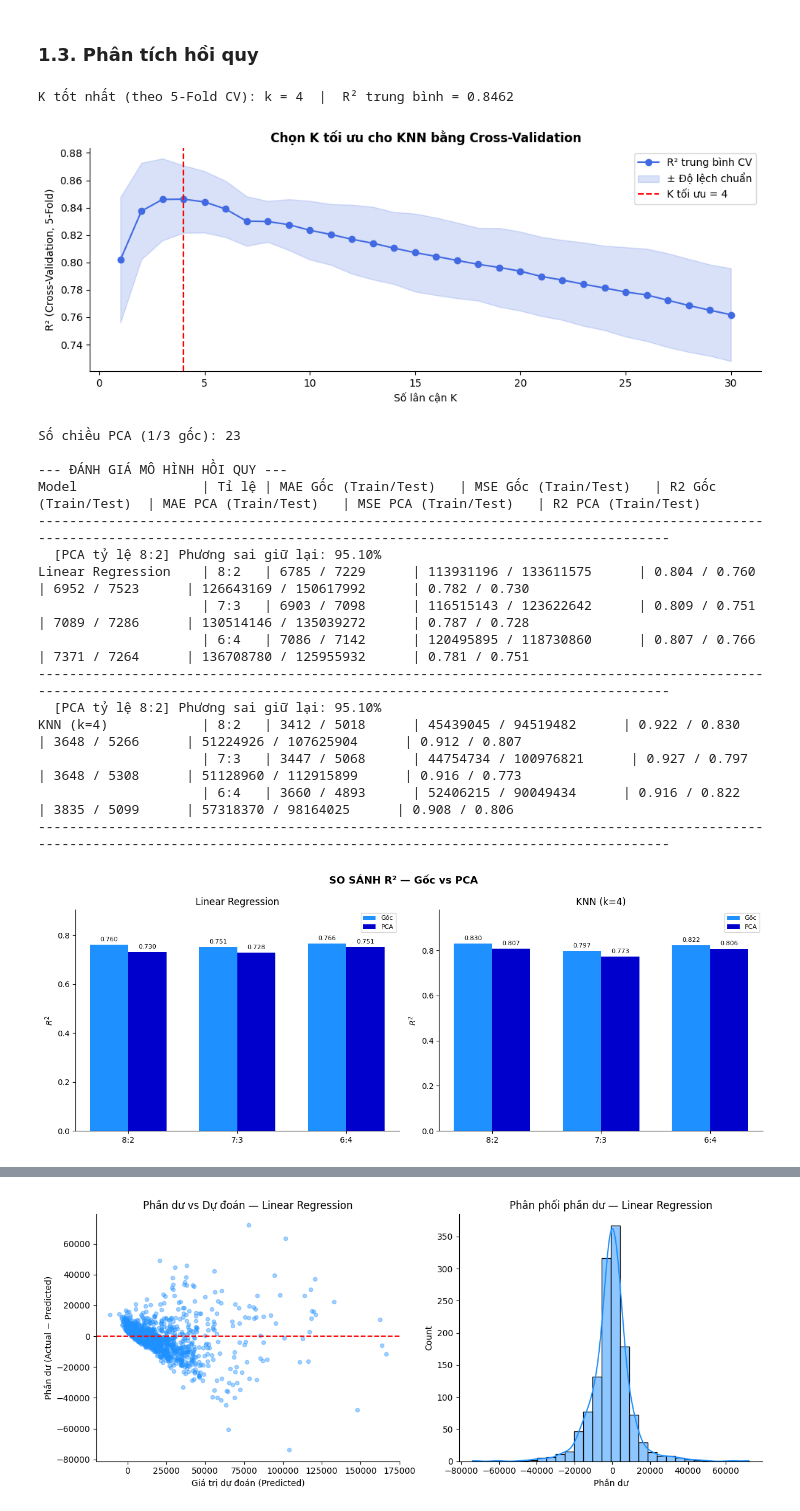
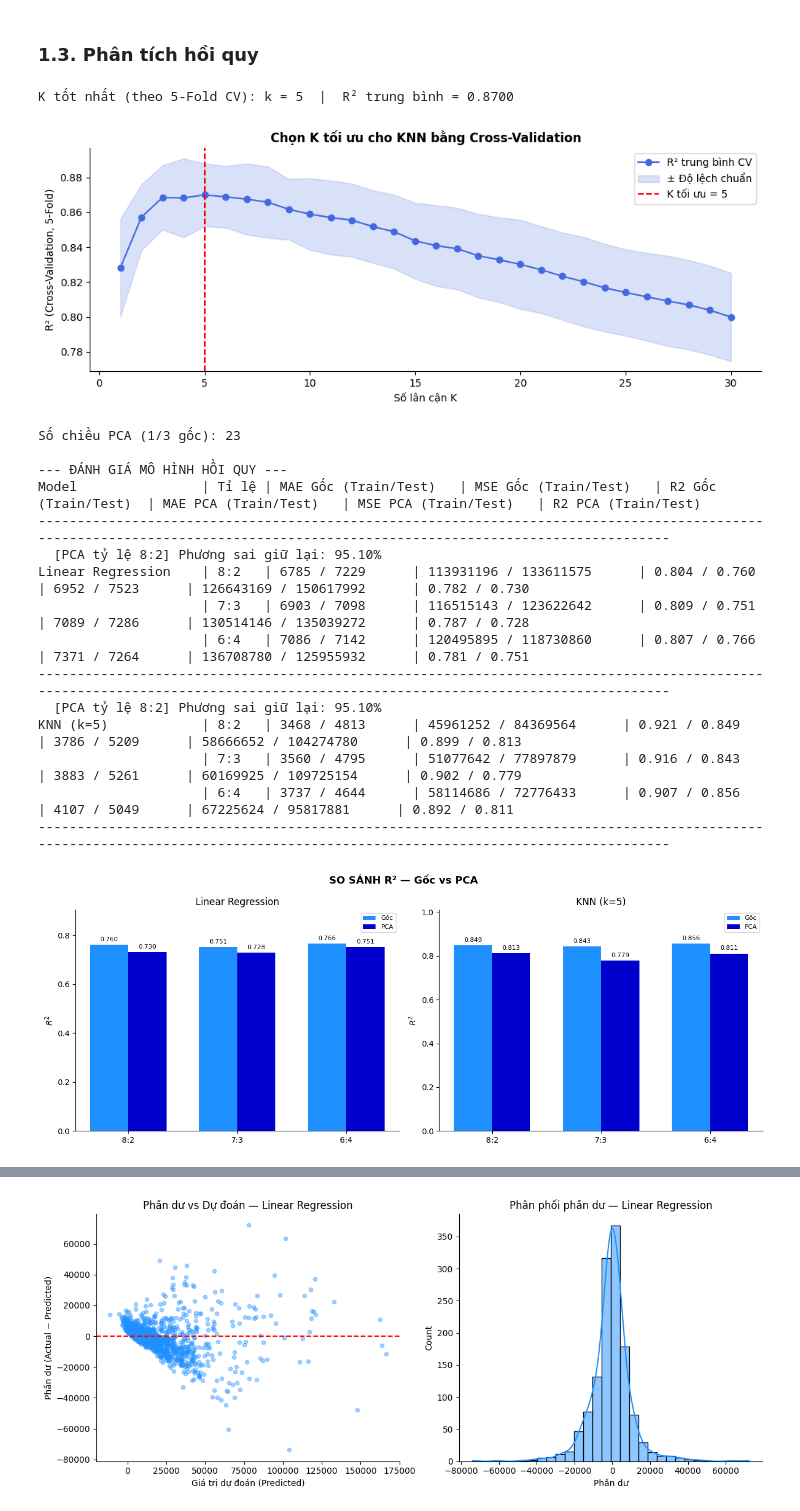
Before and after one commit to grst0610/Machine-learning, a Jupyter notebook: project.ipynb, the cells around one changed output, grey strips where cells are left out. Saved outputs shown, nothing was run; the diff lists cells and outputs as text; code cells hidden in the pictures.

```diff
--- a/project.ipynb
+++ b/project.ipynb
@@ -450,11 +450,10 @@ cv_scores_std  = []
 kf = KFold(n_splits=5, shuffle=True, random_state=42)
 
 for k in k_range:
-    knn_cv = KNeighborsRegressor(n_neighbors=k)
+    knn_cv = KNeighborsRegressor(n_neighbors=k, metric='manhattan')
     scores = cross_val_score(knn_cv, X, y, cv=kf, scoring='r2')
     cv_scores_mean.append(scores.mean())
     cv_scores_std.append(scores.std())
-
 best_k = k_range[np.argmax(cv_scores_mean)]
 best_r2 = max(cv_scores_mean)
 print(f"K tốt nhất (theo 5-Fold CV): k = {best_k}  |  R² trung bình = {best_r2:.4f}")
@@ -485,7 +484,7 @@ print(f"\nSố chiều PCA (1/3 gốc): {n_reduced}")
 splits = [0.2, 0.3, 0.4]
 models = {
     "Linear Regression": LinearRegression(),
-    f"KNN (k={best_k})": KNeighborsRegressor(n_neighbors=best_k)
+    f"KNN (k={best_k})": KNeighborsRegressor(n_neighbors=best_k, metric='manhattan')
 }
 
 saved_results = {}
@@ -598,35 +597,35 @@ def style_ax(ax, ylabel, ylim_data, title):
 
 def add_bar_labels(ax, rects_list, fmt):
     for rects in rects_list:
         ax.bar_label(rects, padding=3, fmt=fmt, fontsize=8)
 
 metrics = [
     ("R²",  "$R^2$", "%.3f", lr_r2_goc,  lr_r2_pca,  knn_r2_goc,  knn_r2_pca,  "dodgerblue",  "mediumblue"),
     ("MAE", "MAE",   "%d",   lr_mae_goc, lr_mae_pca, knn_mae_goc, knn_mae_pca, "orange",       "darkorange"),
     ("MSE", "MSE",   "%d",   lr_mse_goc, lr_mse_pca, knn_mse_goc, knn_mse_pca, "forestgreen",  "darkgreen"),
 ]
 
 knn_label = f"KNN (k={best_k})"
 
 for metric_name, ylabel, fmt, lr_g, lr_p, knn_g, knn_p, c1, c2 in metrics:
     fig, (axL, axR) = plt.subplots(1, 2, figsize=(13, 5))
     fig.suptitle(f'SO SÁNH {metric_name} — Gốc vs PCA', fontsize=13, fontweight='bold')
 
     r1 = axL.bar(x - w/2, lr_g,  w, label='Gốc', color=c1)
     r2 = axL.bar(x + w/2, lr_p,  w, label='PCA', color=c2)
     style_ax(axL, ylabel, lr_g + lr_p, 'Linear Regression')
     add_bar_labels(axL, [r1, r2], fmt)
 
     r3 = axR.bar(x - w/2, knn_g, w, label='Gốc', color=c1)
     r4 = axR.bar(x + w/2, knn_p, w, label='PCA', color=c2)
     style_ax(axR, ylabel, knn_g + knn_p, knn_label)
     add_bar_labels(axR, [r3, r4], fmt)
 
     plt.tight_layout()
     plt.show()
 # %% [output]
-K tốt nhất (theo 5-Fold CV): k = 4  |  R² trung bình = 0.8462
+K tốt nhất (theo 5-Fold CV): k = 5  |  R² trung bình = 0.8700
-[figure, old version]
+[figure, new version]
 Số chiều PCA (1/3 gốc): 23
 
 --- ĐÁNH GIÁ MÔ HÌNH HỒI QUY ---
@@ -638,8 +637,8 @@ Linear Regression    | 8:2   | 6785 / 7229      | 113931196 / 133611575      | 0
                      | 6:4   | 7086 / 7142      | 120495895 / 118730860      | 0.807 / 0.766      | 7371 / 7264      | 136708780 / 125955932      | 0.781 / 0.751
 ------------------------------------------------------------------------------------------------------------------------------------------------------------------------------
   [PCA tỷ lệ 8:2] Phương sai giữ lại: 95.10%
-KNN (k=4)            | 8:2   | 3412 / 5018      | 45439045 / 94519482      | 0.922 / 0.830      | 3648 / 5266      | 51224926 / 107625904      | 0.912 / 0.807
-                     | 7:3   | 3447 / 5068      | 44754734 / 100976821      | 0.927 / 0.797      | 3648 / 5308      | 51128960 / 112915899      | 0.916 / 0.773
-                     | 6:4   | 3660 / 4893      | 52406215 / 90049434      | 0.916 / 0.822      | 3835 / 5099      | 57318370 / 98164025      | 0.908 / 0.806
+KNN (k=5)            | 8:2   | 3468 / 4813      | 45961252 / 84369564      | 0.921 / 0.849      | 3786 / 5209      | 58666652 / 104274780      | 0.899 / 0.813
+                     | 7:3   | 3560 / 4795      | 51077642 / 77897879      | 0.916 / 0.843      | 3883 / 5261      | 60169925 / 109725154      | 0.902 / 0.779
+                     | 6:4   | 3737 / 4644      | 58114686 / 72776433      | 0.907 / 0.856      | 4107 / 5049      | 67225624 / 95817881      | 0.892 / 0.811
 ------------------------------------------------------------------------------------------------------------------------------------------------------------------------------
-[figure, old version]
+[figure, new version]
```
Also changed, not shown: parts of 5 cells of this notebook.
